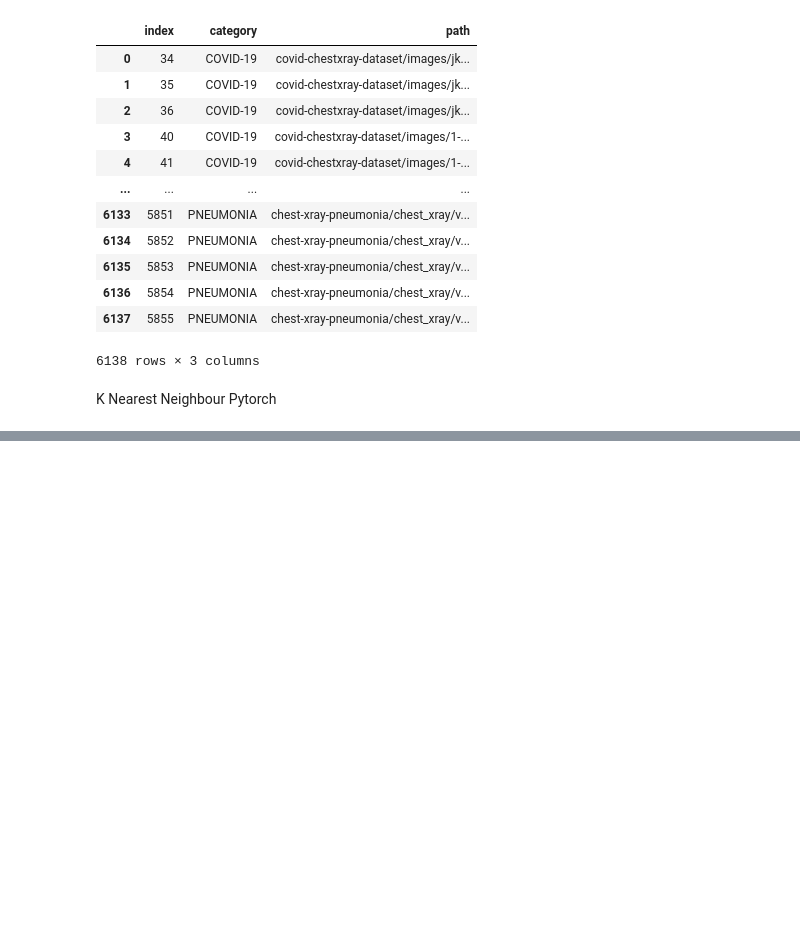
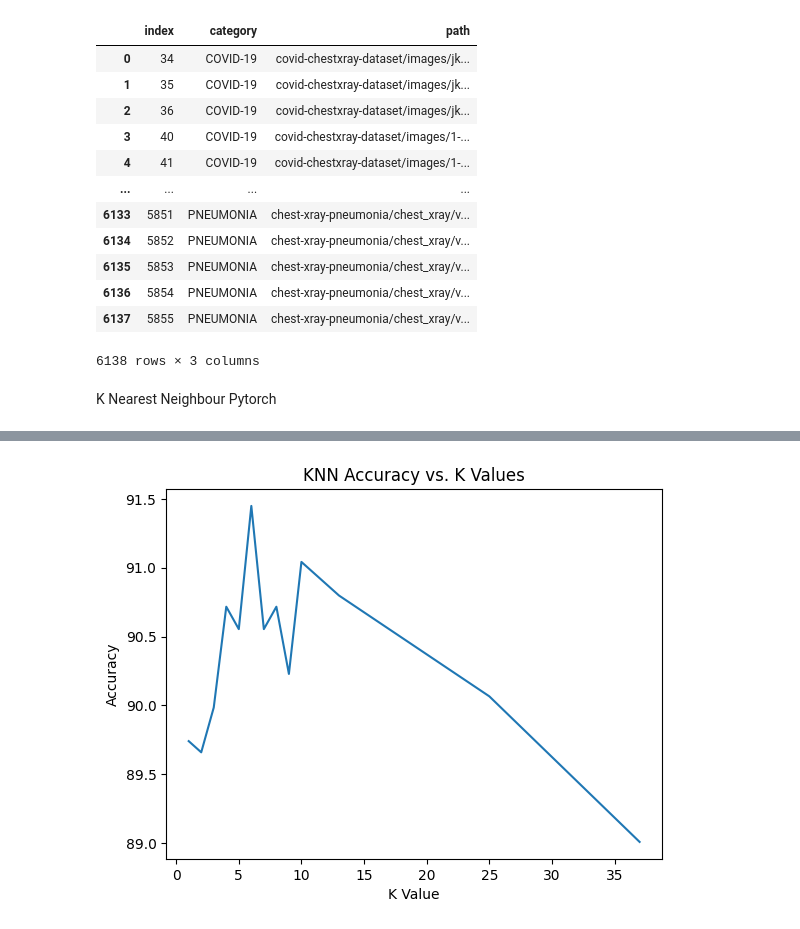
Before and after one commit to Alton1998/CoronoVirus-Image-Project, a Jupyter notebook: BIOMED_Project_KNN_Alton.ipynb, the cells around one changed output, grey strips where cells are left out. Cells and saved outputs as stored; diff of their text form; code cells hidden in the pictures; blank space fills up the shorter version.

```diff
--- a/BIOMED_Project_KNN_Alton.ipynb
+++ b/BIOMED_Project_KNN_Alton.ipynb
@@ -400,0 +402,13 @@ Loading data from folders.
+# %%
+k_values = [1, 2, 3, 4, 5, 6, 7, 8, 9, 10, 13, 25, 37]
+
+correct_vals = []
+accuracy = []
+best_k = -1
+best_correct = 0
+
+for k in k_values:
+    pred = knn(x_train, y_train, x_test, k=k, device=device, log=False)
+    correct = pred.eq(y_test.view_as(pred)).sum()
+    print("K = %d, Correct: %d, Accuracy: %.2f" % (k, correct, 100. * correct / y_test.shape[0]))
+    accuracy.append(100. * correct / y_test.shape[0])
@@ -401 +429,14 @@ Loading data from folders.
+# %%
+# Create the line plot
+plt.plot(k_values, accuracy)
+
+# Set the plot title and labels
+plt.title("KNN Accuracy vs. K Values")
+plt.xlabel("K Value")
+plt.ylabel("Accuracy")
+
+# Show the plot
+plt.show()
+# %% [output]
+[figure, added]
 # %%
```
Also changed, not shown: parts of 9 cells of this notebook.
